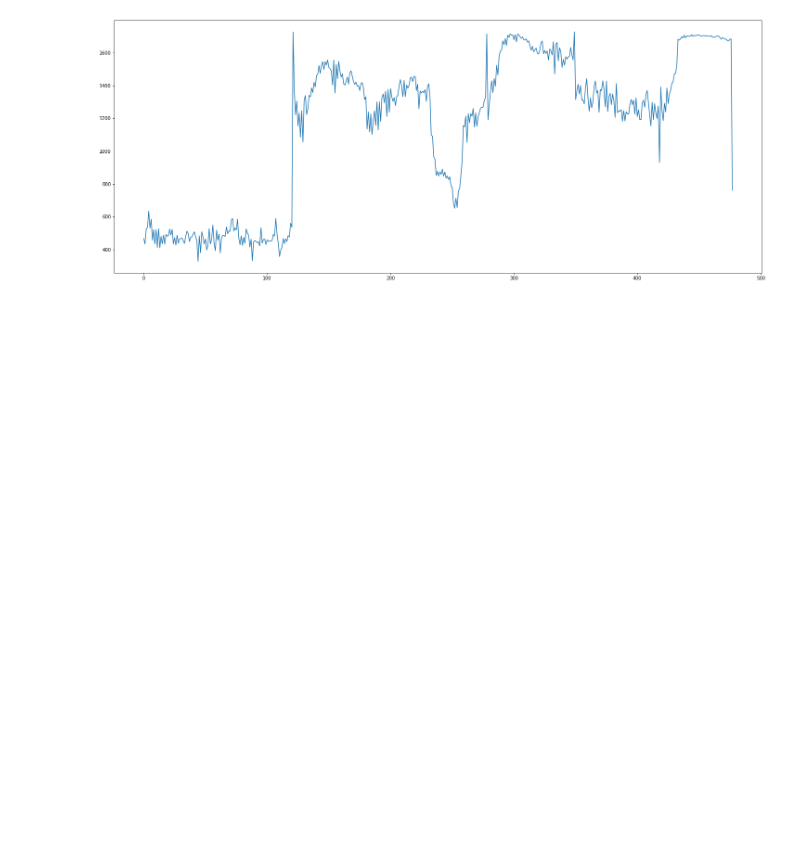
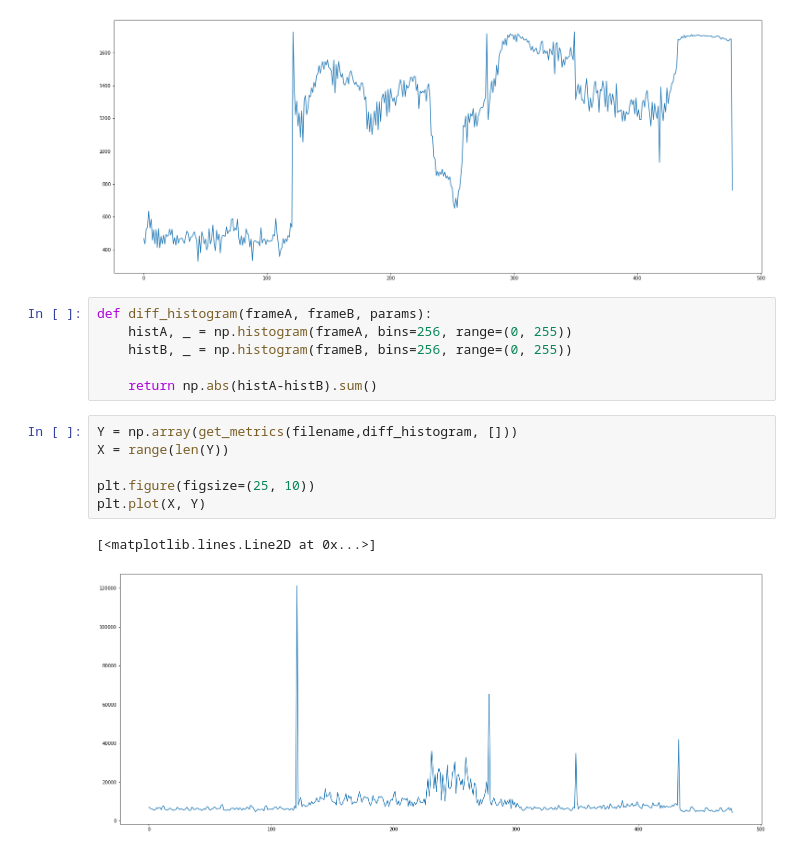
Before and after one commit to maldonadoq/image-processing, a Jupyter notebook: exercise/ex3/summarize-frames.ipynb, the cells around one changed output. Saved outputs shown, nothing was run; the diff lists cells and outputs as text; blank space fills up the shorter version.

```diff
--- a/exercise/ex3/summarize-frames.ipynb
+++ b/exercise/ex3/summarize-frames.ipynb
@@ -60,3 +60,18 @@ plt.plot(X, Y)
 # %% [output]
 [<matplotlib.lines.Line2D at 0x...>]
 [figure]
+# %%
+def diff_histogram(frameA, frameB, params):
+    histA, _ = np.histogram(frameA, bins=256, range=(0, 255))
+    histB, _ = np.histogram(frameB, bins=256, range=(0, 255))
+
+    return np.abs(histA-histB).sum()
+# %%
+Y = np.array(get_metrics(filename,diff_histogram, []))
+X = range(len(Y))
+
+plt.figure(figsize=(25, 10))
+plt.plot(X, Y)
+# %% [output]
+[<matplotlib.lines.Line2D at 0x...>]
+[figure, added]
```
Also changed, not shown: 1 other file.
